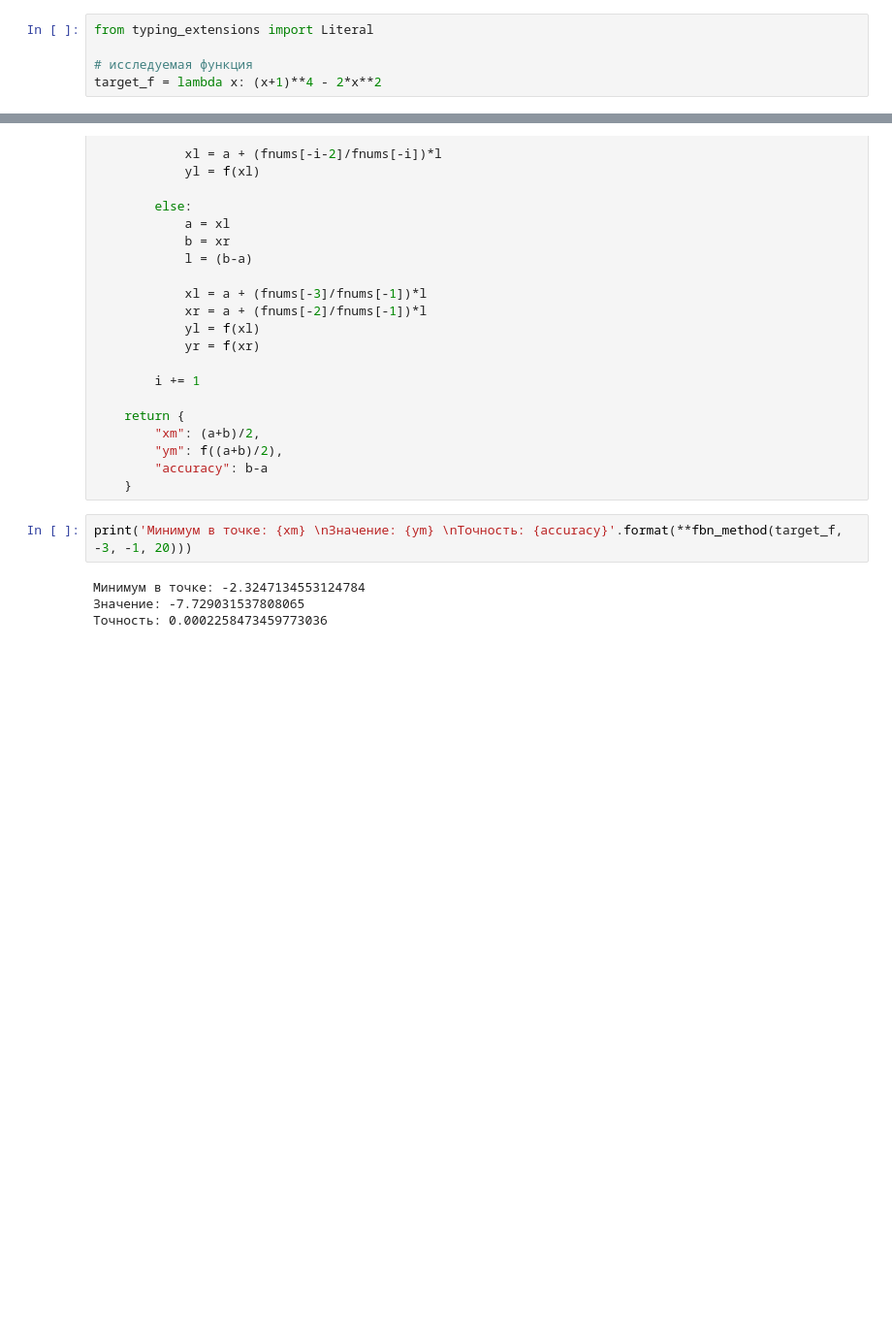
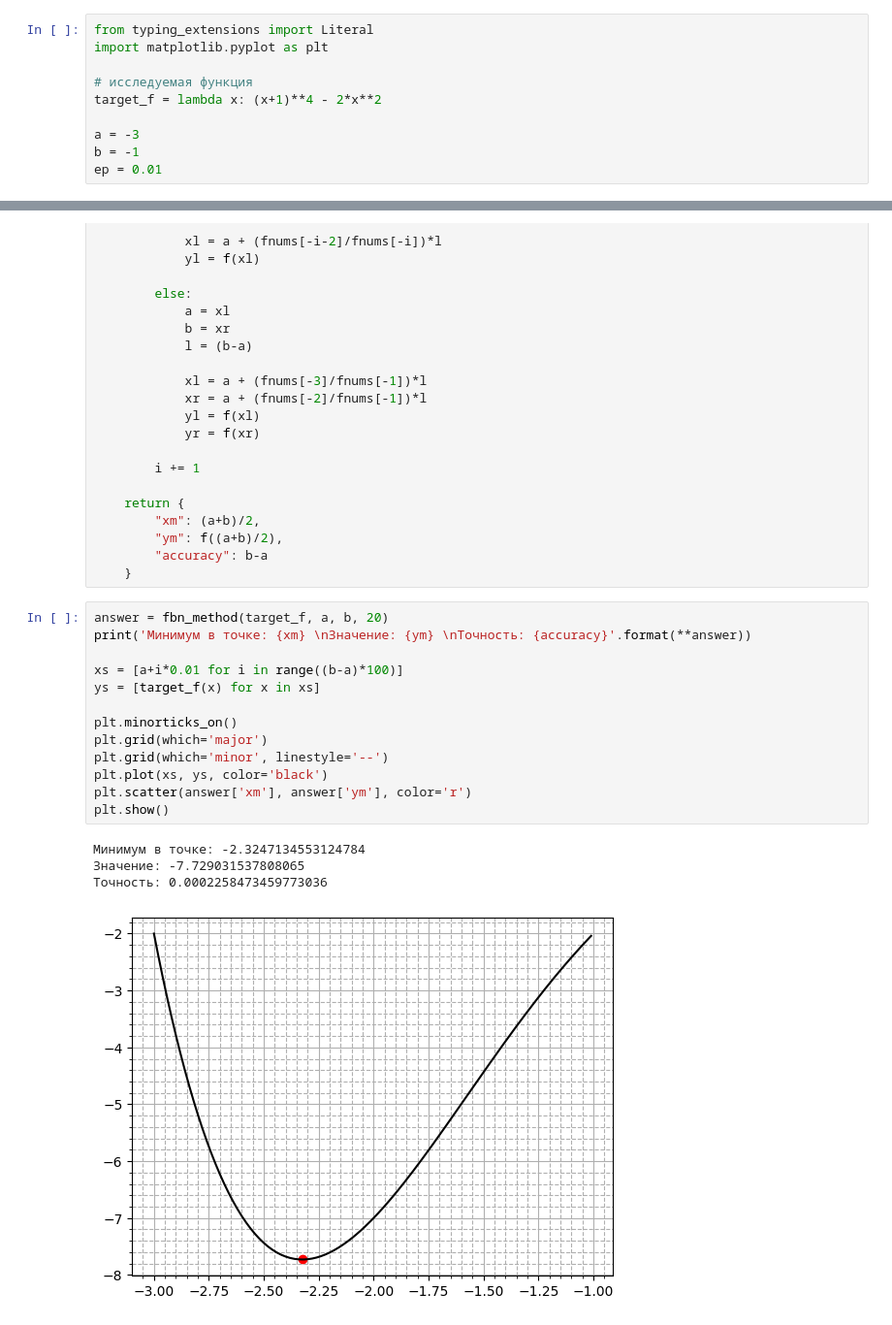
Before and after one commit to vgorbikov/optimization_mthds, a Jupyter notebook: lab1.ipynb, the cells around one changed output, grey strips where cells are left out. Shown at 97% size. Saved outputs shown, nothing was run; the diff lists cells and outputs as text; blank space fills up the shorter version.

```diff
--- a/lab1.ipynb
+++ b/lab1.ipynb
@@ -29,9 +29,14 @@ $f'(x) = \frac{2x}{(1+x^2)^2}$
 **б**:
 # %%
 from typing_extensions import Literal
+import matplotlib.pyplot as plt
 
 # исследуемая функция
 target_f = lambda x: (x+1)**4 - 2*x**2
+
+a = -3
+b = -1
+ep = 0.01
 # %%
 # генератор последовательности Фибоначчи
 def feb_gen(n: int):
@@ -97,9 +102,21 @@ def fbn_method(f, a: float, b: float, n: int, mode: Literal['max', 'min'] = 'min
         "ym": f((a+b)/2),
         "accuracy": b-a
     }
-# %%
-print('Минимум в точке: {xm} \nЗначение: {ym} \nТочность: {accuracy}'.format(**fbn_method(target_f, -3, -1, 20)))
-# %% [output]
-Минимум в точке: -2.3247134553124784
-Значение: -7.729031537808065
-Точность: 0.0002258473459773036
+# %%
+answer = fbn_method(target_f, a, b, 20)
+print('Минимум в точке: {xm} \nЗначение: {ym} \nТочность: {accuracy}'.format(**answer))
+
+xs = [a+i*0.01 for i in range((b-a)*100)]
+ys = [target_f(x) for x in xs]
+
+plt.minorticks_on()
+plt.grid(which='major')
+plt.grid(which='minor', linestyle='--')
+plt.plot(xs, ys, color='black')
+plt.scatter(answer['xm'], answer['ym'], color='r')
+plt.show()
+# %% [output]
+Минимум в точке: -2.3247134553124784
+Значение: -7.729031537808065
+Точность: 0.0002258473459773036
+[figure, added]
```
